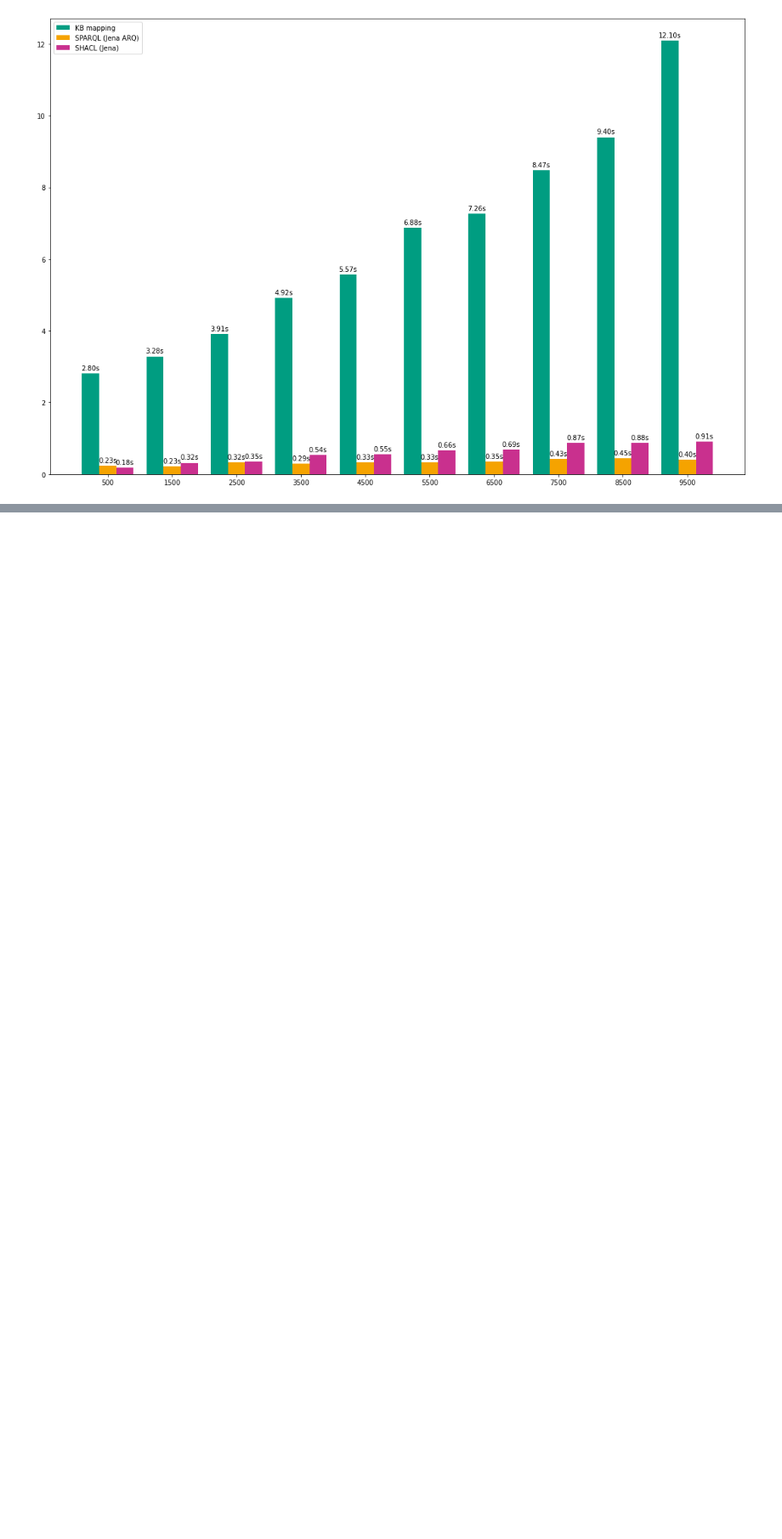
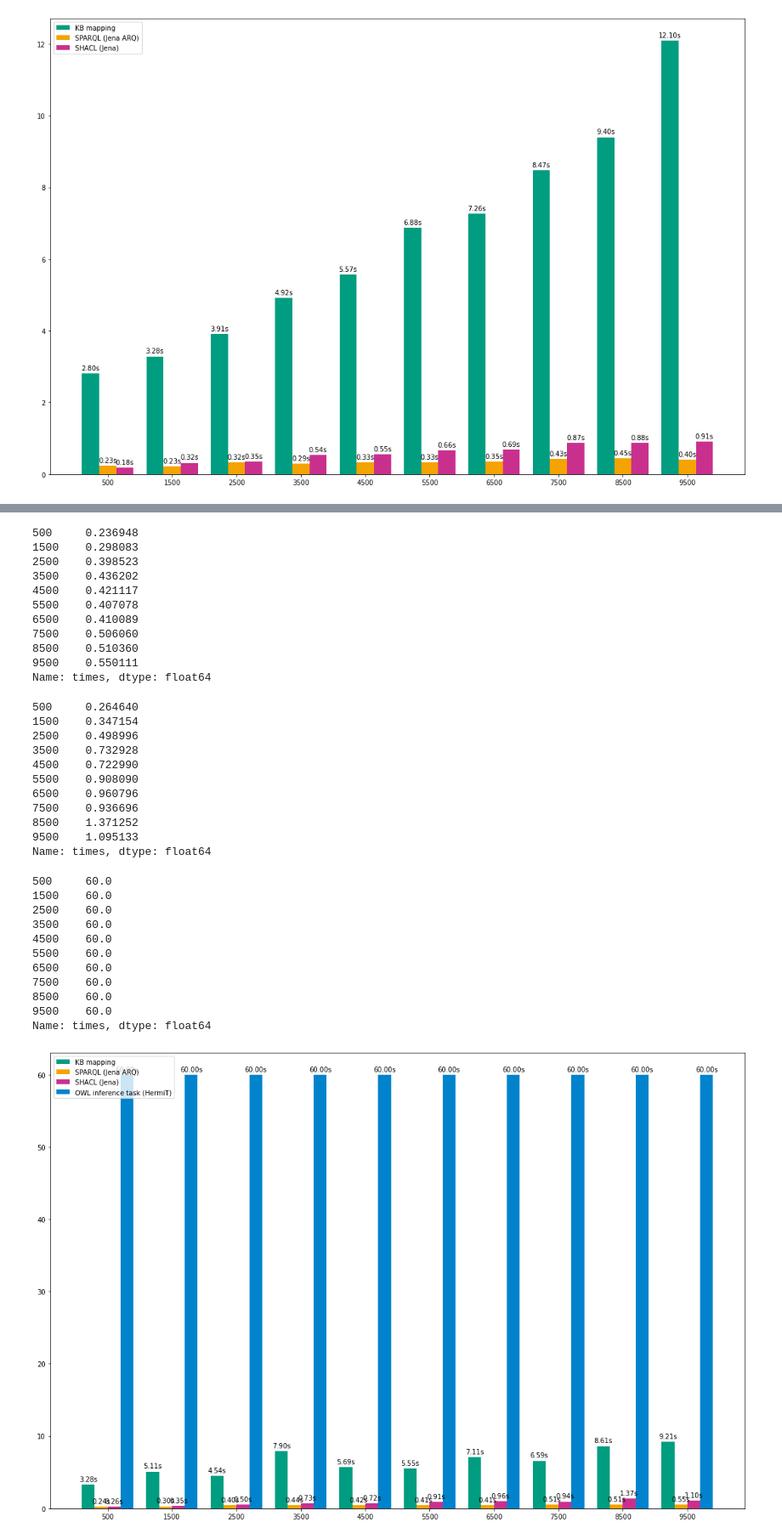
Before and after one commit to ahbnr/SemanticJavaDebugger, a Jupyter notebook: casestudies/performance/notebooks/Performance-DoublyLinked.ipynb, the cells around one changed output, grey strips where cells are left out. Shown at 85% size. Cells and saved outputs as stored; diff of their text form; code cells hidden in the pictures; blank space fills up the shorter version.

```diff
--- a/casestudies/performance/notebooks/Performance-DoublyLinked.ipynb
+++ b/casestudies/performance/notebooks/Performance-DoublyLinked.ipynb
@@ -235,3 +287,6 @@ Name: times, dtype: float64
 9500    0.908290
 Name: times, dtype: float64
 [figure]
+# %%
+plotTaskTimeComparison(highStore, ymax=None)
+# %% [output]
@@ -237,0 +304,34 @@ Name: times, dtype: float64
+500     0.236948
+1500    0.298083
+2500    0.398523
+3500    0.436202
+4500    0.421117
+5500    0.407078
+6500    0.410089
+7500    0.506060
+8500    0.510360
+9500    0.550111
+Name: times, dtype: float64
+500     0.264640
+1500    0.347154
+2500    0.498996
+3500    0.732928
+4500    0.722990
+5500    0.908090
+6500    0.960796
+7500    0.936696
+8500    1.371252
+9500    1.095133
+Name: times, dtype: float64
+500     60.0
+1500    60.0
+2500    60.0
+3500    60.0
+4500    60.0
+5500    60.0
+6500    60.0
+7500    60.0
+8500    60.0
+9500    60.0
+Name: times, dtype: float64
+[figure, added]
```
Also changed, not shown: parts of 5 cells of this notebook, 13 other files.
